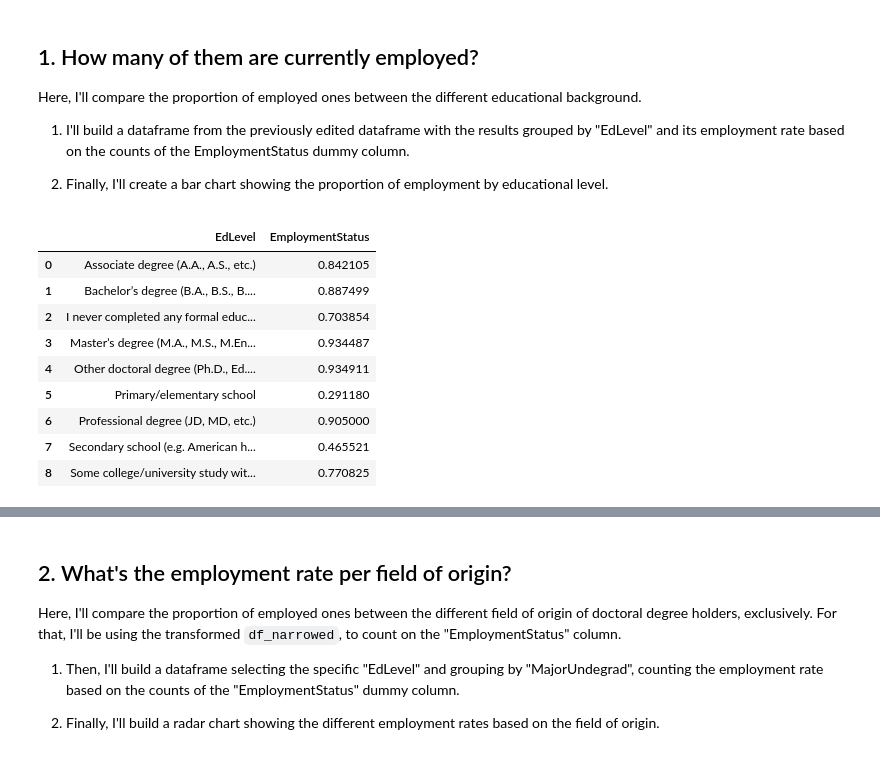
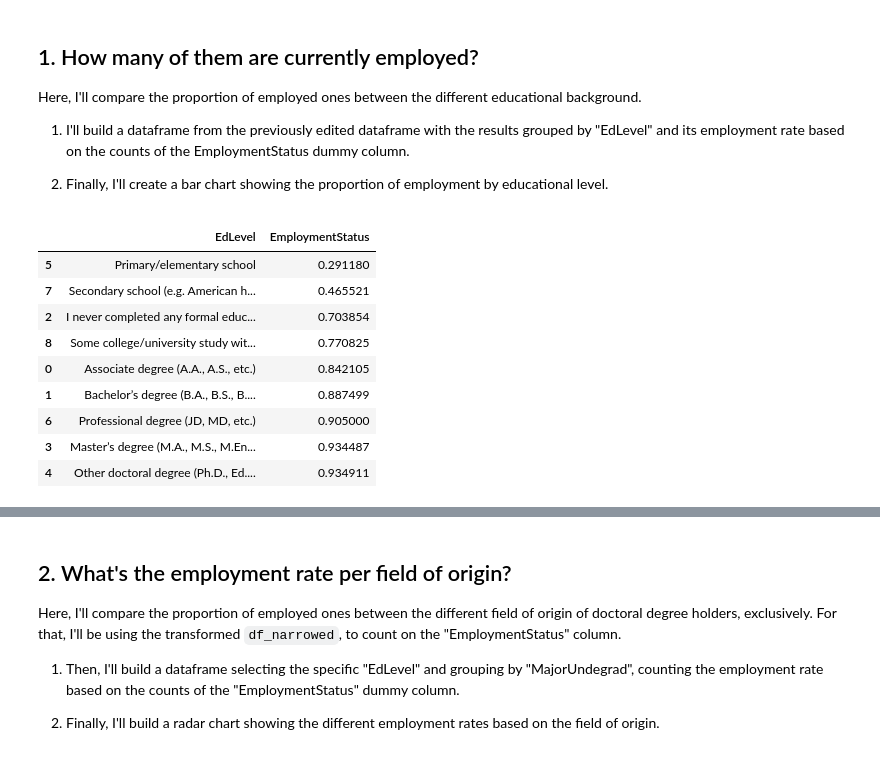
Before and after one commit to mguidoti/DSND-p1-blog, a Jupyter notebook: stackoverflow_survey_2020.ipynb, the cells around one changed output, grey strips where cells are left out. Saved outputs shown, nothing was run; the diff lists cells and outputs as text; code cells hidden in the pictures.

```diff
--- a/stackoverflow_survey_2020.ipynb
+++ b/stackoverflow_survey_2020.ipynb
@@ -139,21 +139,23 @@ Here, I'll compare the proportion of employed ones between the different educati
 # %%
 # Create a new dataframe dividing the counts of "EmploymentStatus" = "Employed", grouped by "EdLevel", by the total count of "EmploymentStatus" based on "EdLevel"
 df_results01 = df_narrowed[["EdLevel", "EmploymentStatus"]][df_narrowed["EmploymentStatus"] == "Employed"].groupby("EdLevel").count() / df_narrowed[["EdLevel", "EmploymentStatus"]].groupby("EdLevel").count()
 
 df_results01 = df_results01.reset_index()
 
+df_results01.sort_values(["EmploymentStatus"], inplace=True)
+
 df_results01
 # %% [output]
 |  | EdLevel | EmploymentStatus |
+| 5 | Primary/elementary school | 0.291180 |
+| 7 | Secondary school (e.g. American h... | 0.465521 |
+| 2 | I never completed any formal educ... | 0.703854 |
+| 8 | Some college/university study wit... | 0.770825 |
 | 0 | Associate degree (A.A., A.S., etc.) | 0.842105 |
 | 1 | Bachelor’s degree (B.A., B.S., B.... | 0.887499 |
-| 2 | I never completed any formal educ... | 0.703854 |
+| 6 | Professional degree (JD, MD, etc.) | 0.905000 |
 | 3 | Master’s degree (M.A., M.S., M.En... | 0.934487 |
 | 4 | Other doctoral degree (Ph.D., Ed.... | 0.934911 |
-| 5 | Primary/elementary school | 0.291180 |
-| 6 | Professional degree (JD, MD, etc.) | 0.905000 |
-| 7 | Secondary school (e.g. American h... | 0.465521 |
-| 8 | Some college/university study wit... | 0.770825 |
 # %%
 # Create the plot
 fig, ax = plt.subplots()
```
Also changed, not shown: parts of 1 cell of this notebook.
